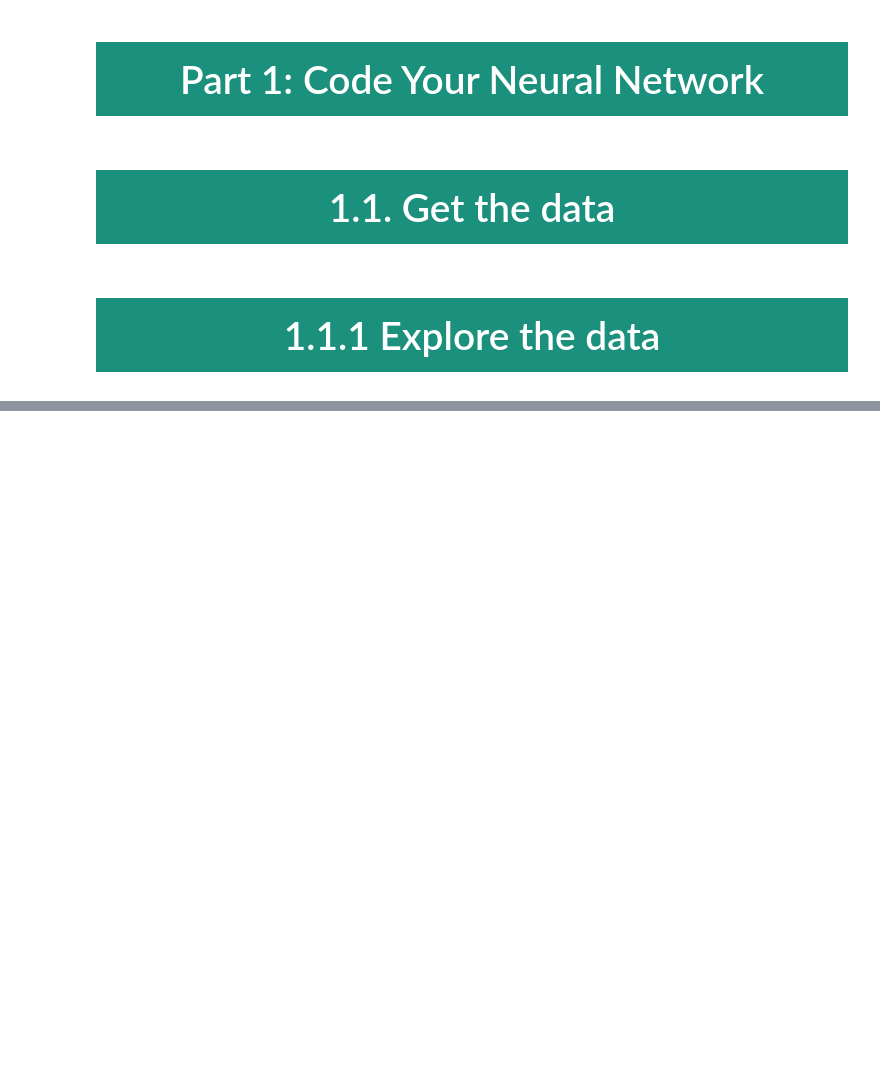
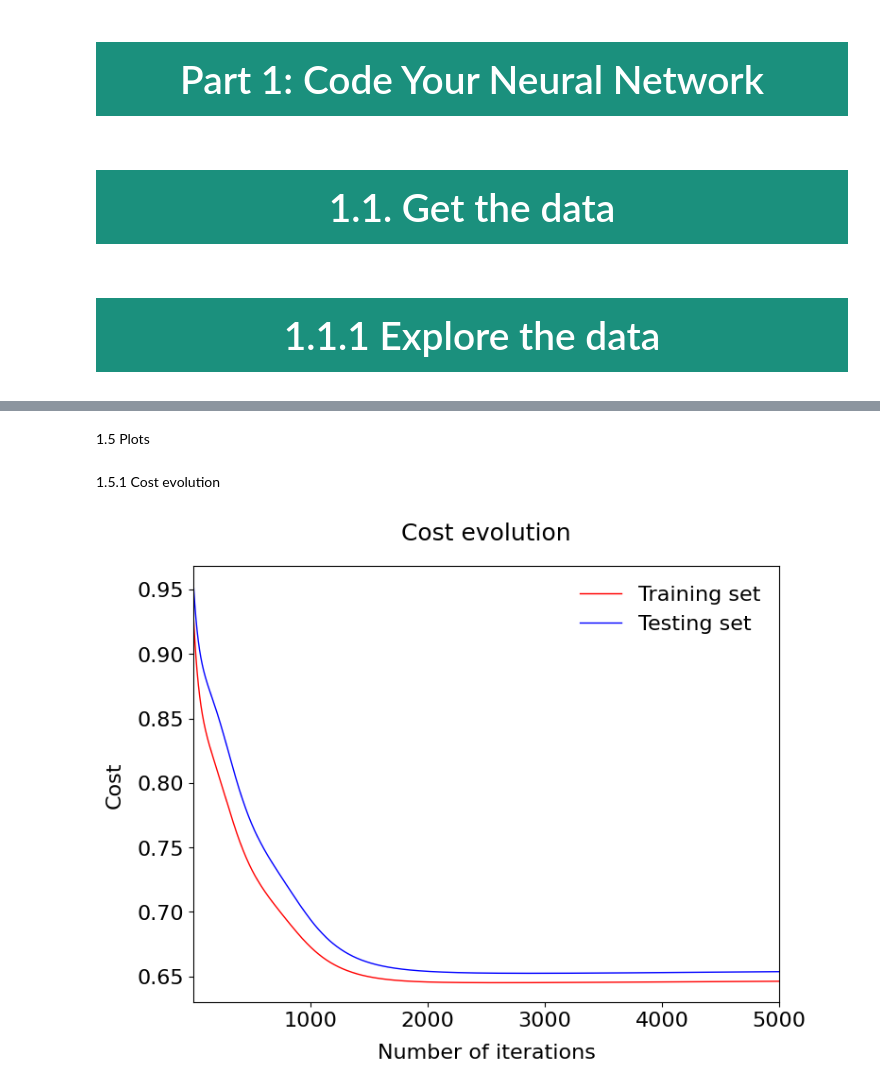
Before and after one commit to MELAI-1/MY-PROJECT, a Jupyter notebook: machine-learning/Melvin_ml_t5.ipynb, the cells around one changed output, grey strips where cells are left out. Cells and saved outputs as stored; diff of their text form; code cells hidden in the pictures; blank space fills up the shorter version.

```diff
--- a/machine-learning/Melvin_ml_t5.ipynb
+++ b/machine-learning/Melvin_ml_t5.ipynb
@@ -401,0 +214,13 @@ def plot_scatter(sig, bkg,
+# %%
+def tanh(z):
+    return np.tanh(z)
+
+def sigmoid(z):
+    return 1 / (1 + np.exp(-z))
+
+def sigmoid_prime(z):
+    s = sigmoid(z)
+    return s * (1 - s)
+
+def tanh_prime(z):
+    return 1 - np.tanh(z)**2
@@ -401,0 +285,22 @@ def plot_scatter(sig, bkg,
+# %%
+def feedforward(input_X, weights, biases):
+    W1, W2, W3 = weights
+    b1, b2, b3 = biases
+
+    m  = len(input_X)
+    a0 = input_X.reshape((m, -1, 1))
+
+    # First layer
+    z1 = z(W1, a0, b1)
+    a1 = tanh(z1)
+
+    # Second layer
+    z2 = z(W2, a1, b2)
+    a2 = tanh(z2)
+
+    # Third layer
+    z3 = z(W3, a2, b3)
+    a3 = sigmoid(z3)
+
+    nodes = [a0, z1, a1, z2, a2, z3, a3]
+    return nodes
@@ -401,0 +323,8 @@ def plot_scatter(sig, bkg,
+# %%
+def print_every(iter_idx):
+    if iter_idx <= 100:
+        return iter_idx % 10 == 0
+    elif iter_idx <= 1000:
+        return iter_idx % 100 == 0
+    else:
+        return iter_idx % 1000 == 0
@@ -401,0 +448,8 @@ def plot_scatter(sig, bkg,
+# %% [markdown]
+1.5 Plots
+# %% [markdown]
+1.5.1 Cost evolution
+# %%
+plot_cost_vs_iter(train_costs, test_costs, title="Cost evolution")
+# %% [output]
+[figure, added]
```
Also changed, not shown: parts of 54 cells of this notebook.
